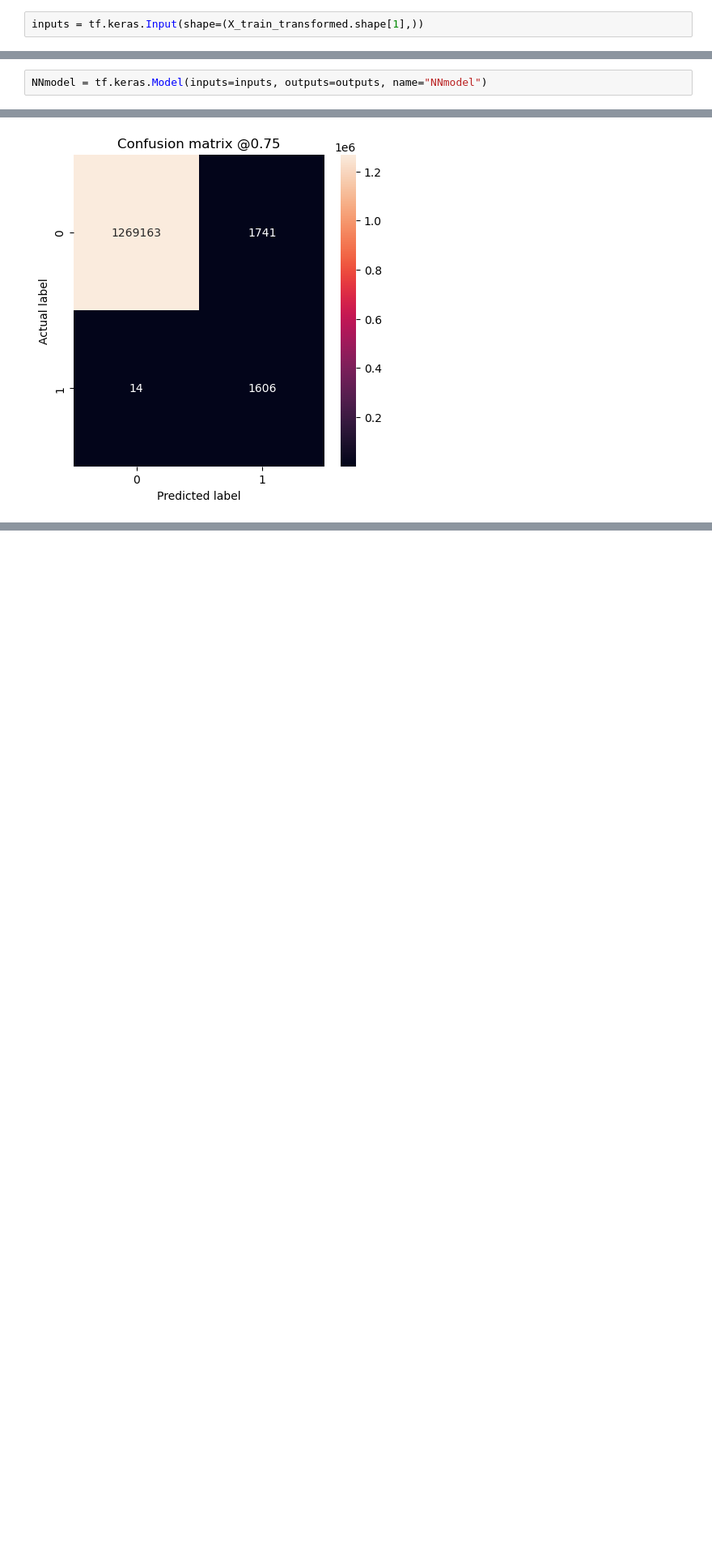
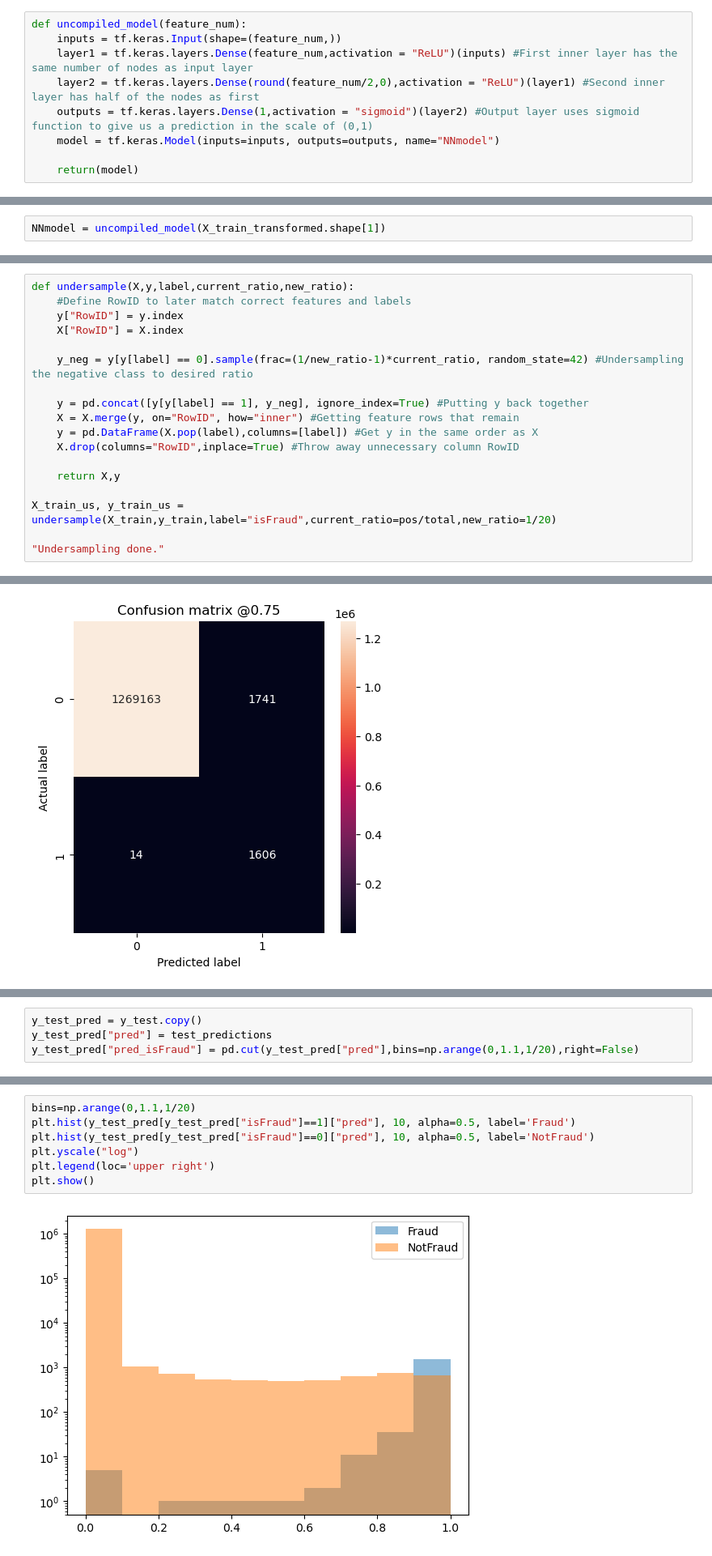
Before and after one commit to simmul/NNwithFraudTransactions, a Jupyter notebook: First Neural Net.ipynb, the cells around one changed output, grey strips where cells are left out. Shown at 81% size. Drawn from its saved outputs; the diff is of its cells as text; blank space fills up the shorter version.

```diff
--- a/First Neural Net.ipynb
+++ b/First Neural Net.ipynb
@@ -234,2 +257,9 @@ Defining simple model using just one layer.
 # %%
-inputs = tf.keras.Input(shape=(X_train_transformed.shape[1],))
+def uncompiled_model(feature_num):
+    inputs = tf.keras.Input(shape=(feature_num,))
+    layer1 = tf.keras.layers.Dense(feature_num,activation = "ReLU")(inputs) #First inner layer has the same number of nodes as input layer
+    layer2 = tf.keras.layers.Dense(round(feature_num/2,0),activation = "ReLU")(layer1) #Second inner layer has half of the nodes as first
+    outputs = tf.keras.layers.Dense(1,activation = "sigmoid")(layer2) #Output layer uses sigmoid function to give us a prediction in the scale of (0,1)
+    model = tf.keras.Model(inputs=inputs, outputs=outputs, name="NNmodel")
+
+    return(model)
@@ -242,5 +266,5 @@ outputs = tf.keras.layers.Dense(1,activation = 'sigmoid')(layer2)
 # %%
-NNmodel = tf.keras.Model(inputs=inputs, outputs=outputs, name="NNmodel")
+NNmodel = uncompiled_model(X_train_transformed.shape[1])
 # %%
 NNmodel.summary()
 # %% [output]
@@ -303,0 +311,18 @@ total_us = pos_us + neg_us
+# %%
+def undersample(X,y,label,current_ratio,new_ratio):
+    #Define RowID to later match correct features and labels
+    y["RowID"] = y.index
+    X["RowID"] = X.index
+
+    y_neg = y[y[label] == 0].sample(frac=(1/new_ratio-1)*current_ratio, random_state=42) #Undersampling the negative class to desired ratio
+
+    y = pd.concat([y[y[label] == 1], y_neg], ignore_index=True) #Putting y back together
+    X = X.merge(y, on="RowID", how="inner") #Getting feature rows that remain
+    y = pd.DataFrame(X.pop(label),columns=[label]) #Get y in the same order as X
+    X.drop(columns="RowID",inplace=True) #Throw away unnecessary column RowID
+
+    return X,y
+
+X_train_us, y_train_us = undersample(X_train,y_train,label="isFraud",current_ratio=pos/total,new_ratio=1/20)
+
+"Undersampling done."
@@ -385,0 +429,4 @@ plot_pr("test_plot",y_test, test_predictions, threshold = 0.75)
+# %%
+y_test_pred = y_test.copy()
+y_test_pred["pred"] = test_predictions
+y_test_pred["pred_isFraud"] = pd.cut(y_test_pred["pred"],bins=np.arange(0,1.1,1/20),right=False)
@@ -385,0 +462,9 @@ plot_pr("test_plot",y_test, test_predictions, threshold = 0.75)
+# %%
+bins=np.arange(0,1.1,1/20)
+plt.hist(y_test_pred[y_test_pred["isFraud"]==1]["pred"], 10, alpha=0.5, label='Fraud')
+plt.hist(y_test_pred[y_test_pred["isFraud"]==0]["pred"], 10, alpha=0.5, label='NotFraud')
+plt.yscale("log")
+plt.legend(loc='upper right')
+plt.show()
+# %% [output]
+[figure, added]
```
Also changed, not shown: parts of 69 cells of this notebook.
